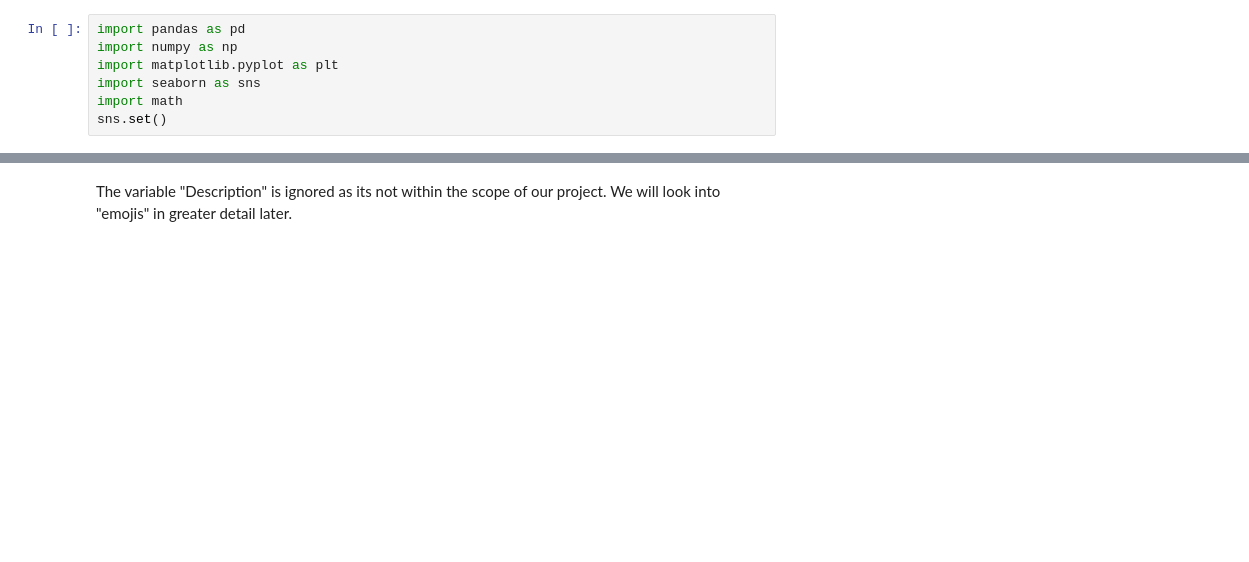
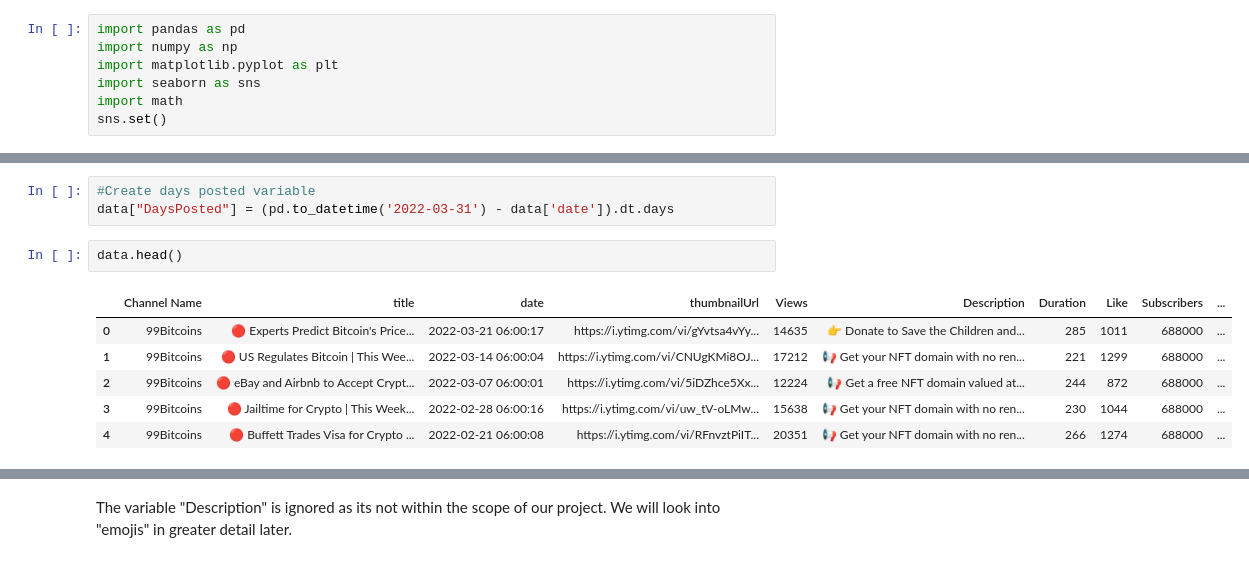
Before and after one commit to siddharthgohil/Project_Youtube_Analysis, a Jupyter notebook: 2. EDA.ipynb, the cells around one changed output, grey strips where cells are left out. Drawn from its saved outputs; the diff is of its cells as text; blank space fills up the shorter version.

```diff
--- a/2. EDA.ipynb
+++ b/2. EDA.ipynb
@@ -40,3 +37,15 @@ data.head()
+# %%
+#Create days posted variable
+data["DaysPosted"] = (pd.to_datetime('2022-03-31') - data['date']).dt.days
+# %%
+data.head()
+# %% [output]
+|  | Channel Name | title | date | thumbnailUrl | Views | Description | Duration | Like | Subscribers | ... |
+| 0 | 99Bitcoins | 🔴 Experts Predict Bitcoin's Price... | 2022-03-21 06:00:17 | https://i.ytimg.com/vi/gYvtsa4vYy... | 14635 | 👉 Donate to Save the Children and... | 285 | 1011 | 688000 | ... |
+| 1 | 99Bitcoins | 🔴 US Regulates Bitcoin | This Wee... | 2022-03-14 06:00:04 | https://i.ytimg.com/vi/CNUgKMi8OJ... | 17212 | 📢 Get your NFT domain with no ren... | 221 | 1299 | 688000 | ... |
+| 2 | 99Bitcoins | 🔴 eBay and Airbnb to Accept Crypt... | 2022-03-07 06:00:01 | https://i.ytimg.com/vi/5iDZhce5Xx... | 12224 | 📢 Get a free NFT domain valued at... | 244 | 872 | 688000 | ... |
+| 3 | 99Bitcoins | 🔴 Jailtime for Crypto | This Week... | 2022-02-28 06:00:16 | https://i.ytimg.com/vi/uw_tV-oLMw... | 15638 | 📢 Get your NFT domain with no ren... | 230 | 1044 | 688000 | ... |
+| 4 | 99Bitcoins | 🔴 Buffett Trades Visa for Crypto ... | 2022-02-21 06:00:08 | https://i.ytimg.com/vi/RFnvztPiIT... | 20351 | 📢 Get your NFT domain with no ren... | 266 | 1274 | 688000 | ... |
 # %%
 # Check general information of data
 data.info()
```
Also changed, not shown: parts of 21 cells of this notebook.
